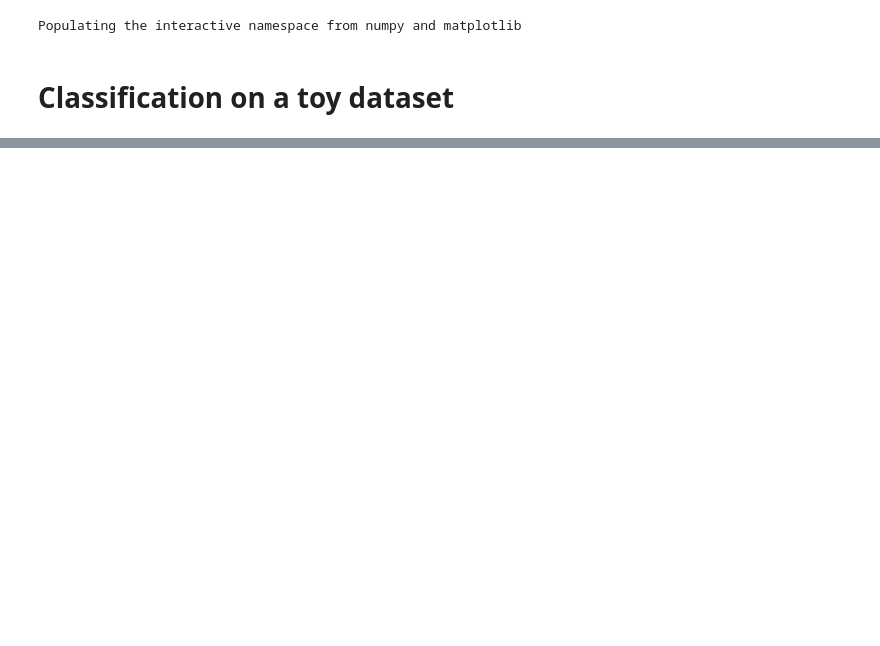
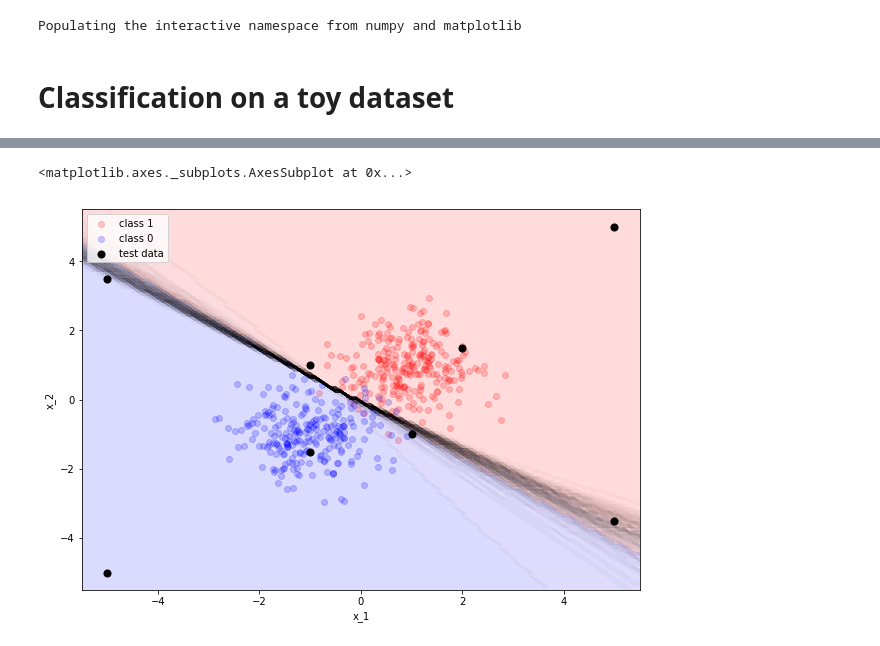
Before and after one commit to zihaoxu/swag_uncertainty, a Jupyter notebook: code/03_swag_classification.ipynb, the cells around one changed output, grey strips where cells are left out. Cells and saved outputs as stored; diff of their text form; code cells hidden in the pictures; blank space fills up the shorter version.

```diff
--- a/code/03_swag_classification.ipynb
+++ b/code/03_swag_classification.ipynb
@@ -61,6 +68,6 @@ Classification_NN(
 )
 # %%
 # Initialize SWAG
-swag = SWAG(Classification_NN, K = 5)
+swag = SWAG(Classification_relu, K = 10)
 print("Total number of parameters for the NN is:", swag.weigt_D)
 # %% [output]
@@ -68,7 +75,7 @@ Total number of parameters for the NN is: 28
 # %%
 # Compile swag
 objective = 'classification'
-lr = 1e-3
+lr = 1e-2
 momentum = 0.9
 optimizer = optim.SGD
 loss_fn = nn.CrossEntropyLoss()
@@ -76,7 +83,3 @@ train_scheduler = StepLR
 swa_scheduler = LambdaLR
 
 swag.compile(objective, lr, momentum, optimizer, loss_fn, train_scheduler, swa_scheduler)
-# %%
-# Initialize the training DataSet
-train_data = ClassificationDataSet(n_samples=1000, mode='train')
-train_gen = DataLoader(dataset = train_data, batch_size = 16, shuffle = False)
@@ -85,7 +86,7 @@ train_gen = DataLoader(dataset = train_data, batch_size = 16, shuffle = False)
 # %%
 # Fit swag
 first_mom, second_mom, D = swag.fit(train_gen,
-                                    train_epoch=50,
+                                    train_epoch=20,
                                     swag_epoch=20,
                                     log_freq=60)
 # %% [output]
@@ -129,0 +163,6 @@ array([[[1.00000000e+00, 1.47018042e-12],
+# %%
+fig, ax = plt.subplots(1, 1, figsize=(10, 7))
+plot_decision_boundary(swag, X, y, ax, poly_degree=1, test_points=X_test, shaded=True)
+# %% [output]
+<matplotlib.axes._subplots.AxesSubplot at 0x...>
+[figure, added]
```
Also changed, not shown: parts of 19 cells of this notebook, 4 other files.
